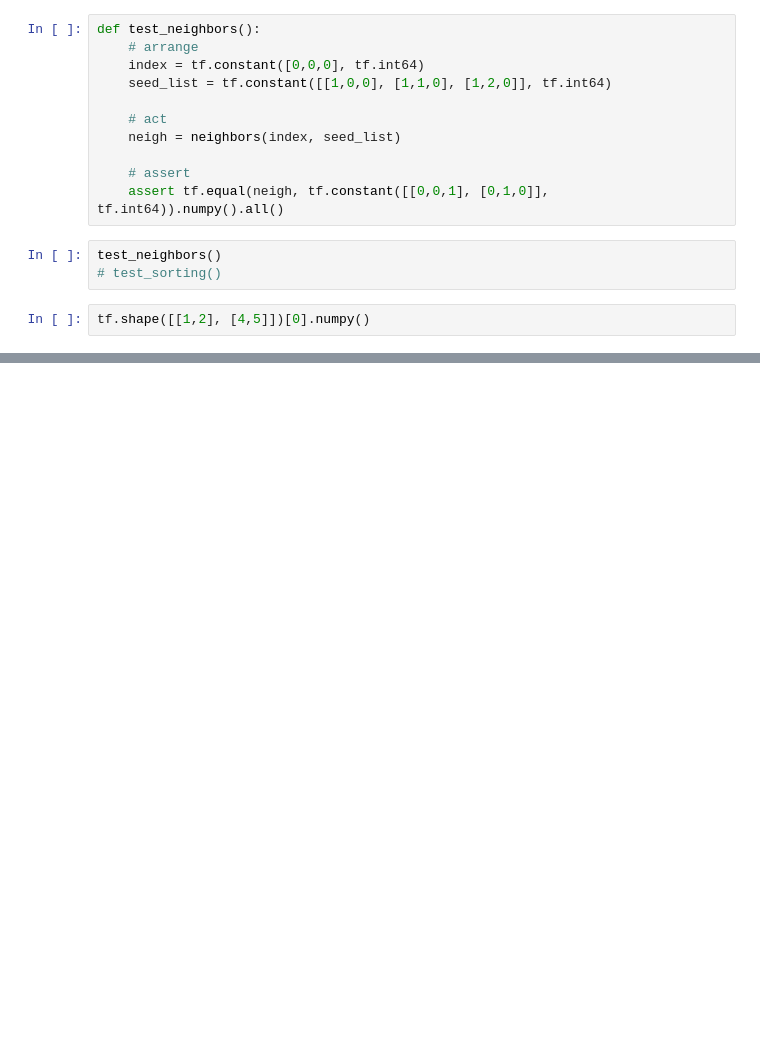
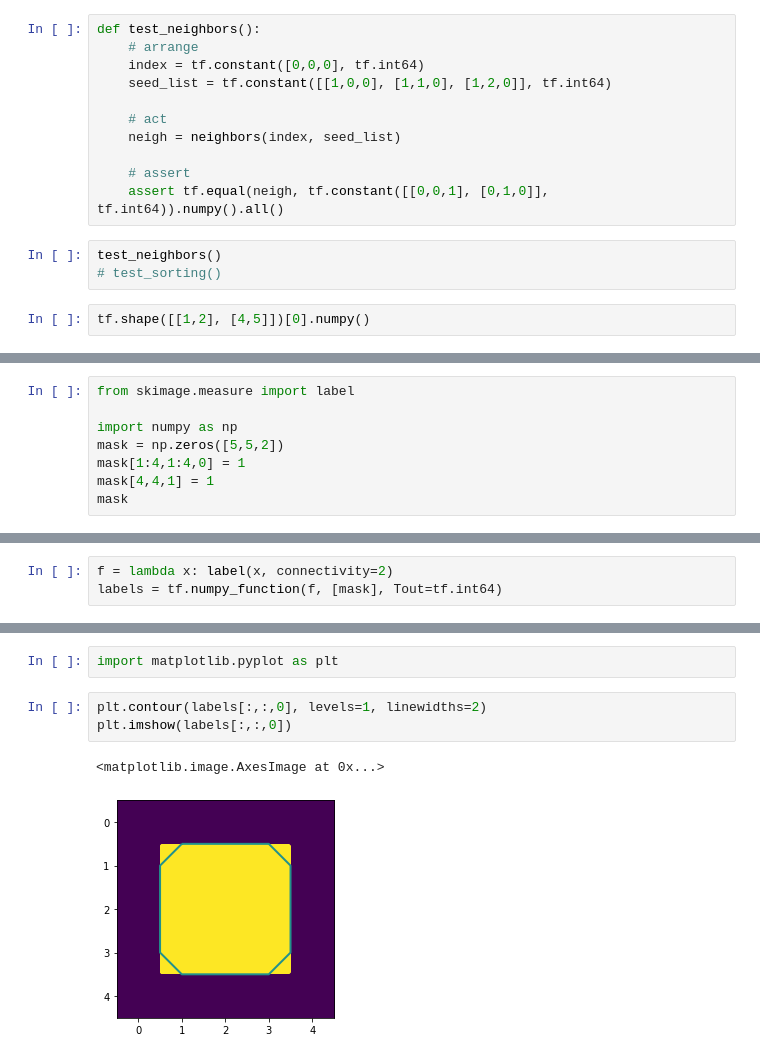
Before and after one commit to mollyhjorthjensen/DREAM, a Jupyter notebook: Analysis/test_clustering.ipynb, the cells around one changed output, grey strips where cells are left out. Saved outputs shown, nothing was run; the diff lists cells and outputs as text; blank space fills up the shorter version.

```diff
--- a/Analysis/test_clustering.ipynb
+++ b/Analysis/test_clustering.ipynb
@@ -178,0 +250,8 @@ tf.constant([[1000.]], tf.float32)
+# %%
+from skimage.measure import label
+
+import numpy as np
+mask = np.zeros([5,5,2])
+mask[1:4,1:4,0] = 1
+mask[4,4,1] = 1
+mask
@@ -178,0 +276,3 @@ tf.constant([[1000.]], tf.float32)
+# %%
+f = lambda x: label(x, connectivity=2)
+labels = tf.numpy_function(f, [mask], Tout=tf.int64)
@@ -178,0 +299,8 @@ tf.constant([[1000.]], tf.float32)
+# %%
+import matplotlib.pyplot as plt
+# %%
+plt.contour(labels[:,:,0], levels=1, linewidths=2)
+plt.imshow(labels[:,:,0])
+# %% [output]
+<matplotlib.image.AxesImage at 0x...>
+[figure, added]
```
Also changed, not shown: parts of 27 cells of this notebook, 1 other file.
